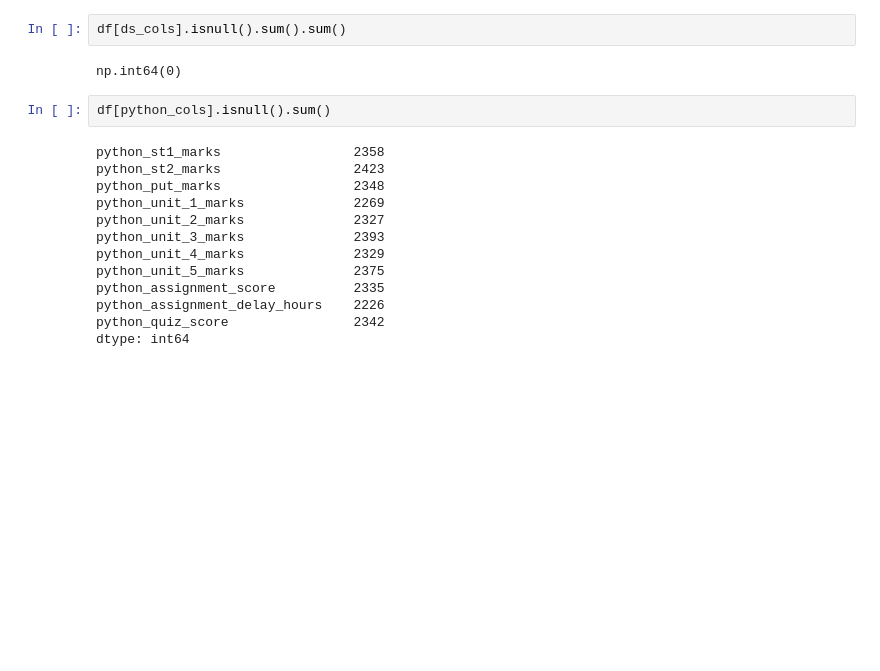
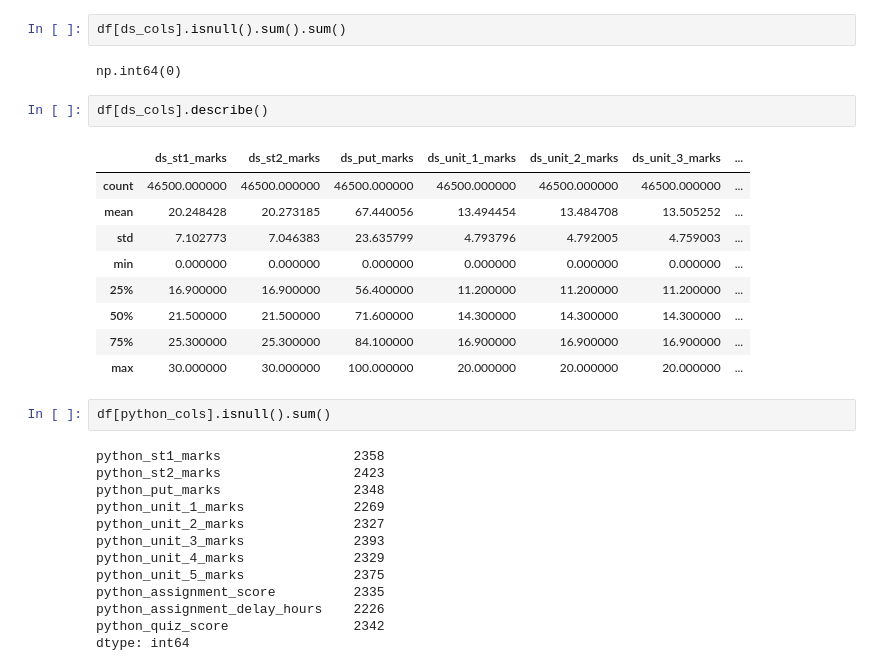
Before and after one commit to ayushdubey-dev/edu-growth, a Jupyter notebook: notebooks/01_eda_data_cleaning.ipynb, the cells around one changed output. Drawn from its saved outputs; the diff is of its cells as text; blank space fills up the shorter version.

```diff
--- a/notebooks/01_eda_data_cleaning.ipynb
+++ b/notebooks/01_eda_data_cleaning.ipynb
@@ -727,6 +785,18 @@ df[ds_cols] = df[ds_cols].fillna(0)
 df[ds_cols].isnull().sum().sum()
 # %% [output]
 np.int64(0)
+# %%
+df[ds_cols].describe()
+# %% [output]
+|  | ds_st1_marks | ds_st2_marks | ds_put_marks | ds_unit_1_marks | ds_unit_2_marks | ds_unit_3_marks | ... |
+| count | 46500.000000 | 46500.000000 | 46500.000000 | 46500.000000 | 46500.000000 | 46500.000000 | ... |
+| mean | 20.248428 | 20.273185 | 67.440056 | 13.494454 | 13.484708 | 13.505252 | ... |
+| std | 7.102773 | 7.046383 | 23.635799 | 4.793796 | 4.792005 | 4.759003 | ... |
+| min | 0.000000 | 0.000000 | 0.000000 | 0.000000 | 0.000000 | 0.000000 | ... |
+| 25% | 16.900000 | 16.900000 | 56.400000 | 11.200000 | 11.200000 | 11.200000 | ... |
+| 50% | 21.500000 | 21.500000 | 71.600000 | 14.300000 | 14.300000 | 14.300000 | ... |
+| 75% | 25.300000 | 25.300000 | 84.100000 | 16.900000 | 16.900000 | 16.900000 | ... |
+| max | 30.000000 | 30.000000 | 100.000000 | 20.000000 | 20.000000 | 20.000000 | ... |
 # %%
 df[python_cols].isnull().sum()
 # %% [output]
```
Also changed, not shown: parts of 19 cells of this notebook.
